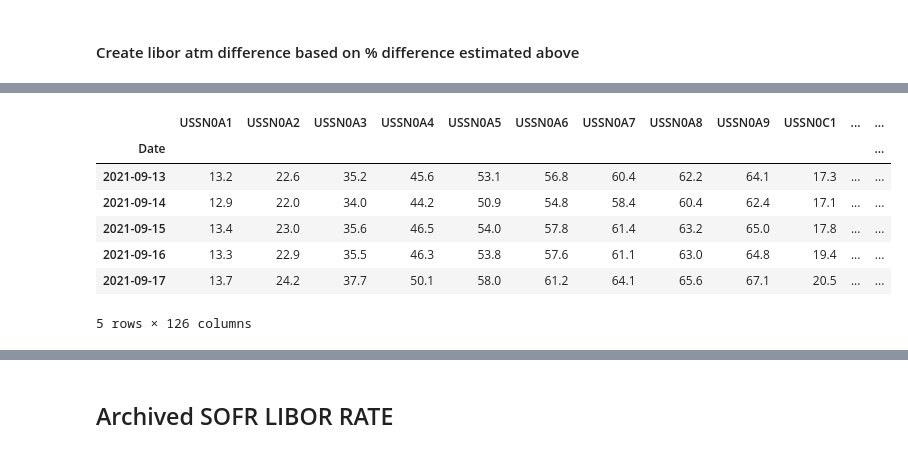
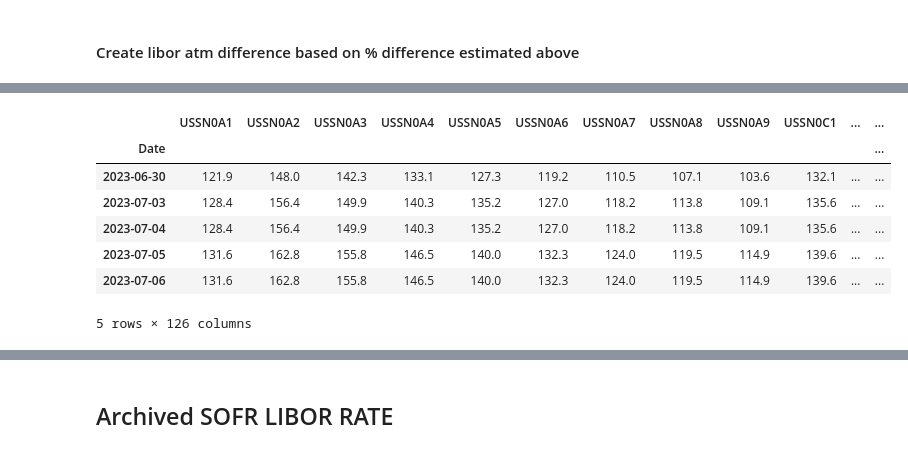
Before and after one commit to ekopen/VolGAN, a Jupyter notebook: sofr_libor_conversion.ipynb, the cells around one changed output, grey strips where cells are left out. Cells and saved outputs as stored; diff of their text form; code cells hidden in the pictures.

```diff
--- a/sofr_libor_conversion.ipynb
+++ b/sofr_libor_conversion.ipynb
@@ -15,7 +15,7 @@ warnings.filterwarnings('ignore')
 ### Constructing combined dataframe
 For different tenor's corresponding swap rate
 # %%
-dataDir = 'data/'
+dataDir = ''
 swapLiborRateDataFilePath = dataDir+"swapLiborRate_raw.xlsx"
 swapSofrRateFilePath = dataDir+"swapSofrRate_raw.xlsx"
 # %%
@@ -403,7 +400,7 @@ sofrAtmDf_renamed.head()
 # %%
 merged_sofrAtmDf_renamed = sofrAtmDf_renamed.join(libordf, rsuffix="_pred", how='inner')
 
-for col in libordf.columns:
+for col in sofrAtmDf_renamed.columns:
     # Create a new column for the difference
     merged_sofrAtmDf_renamed[f"{col}_diff"] = merged_sofrAtmDf_renamed[f"{col}"] - merged_sofrAtmDf_renamed[f"{col}_pred"]
     merged_sofrAtmDf_renamed[f"{col}_perdiff"] = (merged_sofrAtmDf_renamed[f"{col}"] - merged_sofrAtmDf_renamed[f"{col}_pred"])/merged_sofrAtmDf_renamed[f"{col}_pred"]
@@ -445,17 +438,17 @@ Timestamp('2021-09-20 00:00:00')
 # %%
 mean_values = diff_atm_df.mean()
-first_date = merged_sofrAtmDf_renamed.index[-1]
+first_date = merged_sofrAtmDf_renamed.index[0]
 # Create libor data for period sofr not exist
-libordf_syn = libordf[libordf.index < first_date]
+libordf_syn = libordf[libordf.index <= first_date]
 libordf_syn.tail()
 # %% [output]
 |  | USSN0A1 | USSN0A2 | USSN0A3 | USSN0A4 | USSN0A5 | USSN0A6 | USSN0A7 | USSN0A8 | USSN0A9 | USSN0C1 | ... | ... |
 | Date |  |  |  |  |  |  |  |  |  |  |  | ... |
-| 2021-09-13 | 13.2 | 22.6 | 35.2 | 45.6 | 53.1 | 56.8 | 60.4 | 62.2 | 64.1 | 17.3 | ... | ... |
-| 2021-09-14 | 12.9 | 22.0 | 34.0 | 44.2 | 50.9 | 54.8 | 58.4 | 60.4 | 62.4 | 17.1 | ... | ... |
-| 2021-09-15 | 13.4 | 23.0 | 35.6 | 46.5 | 54.0 | 57.8 | 61.4 | 63.2 | 65.0 | 17.8 | ... | ... |
-| 2021-09-16 | 13.3 | 22.9 | 35.5 | 46.3 | 53.8 | 57.6 | 61.1 | 63.0 | 64.8 | 19.4 | ... | ... |
-| 2021-09-17 | 13.7 | 24.2 | 37.7 | 50.1 | 58.0 | 61.2 | 64.1 | 65.6 | 67.1 | 20.5 | ... | ... |
+| 2023-06-30 | 121.9 | 148.0 | 142.3 | 133.1 | 127.3 | 119.2 | 110.5 | 107.1 | 103.6 | 132.1 | ... | ... |
+| 2023-07-03 | 128.4 | 156.4 | 149.9 | 140.3 | 135.2 | 127.0 | 118.2 | 113.8 | 109.1 | 135.6 | ... | ... |
+| 2023-07-04 | 128.4 | 156.4 | 149.9 | 140.3 | 135.2 | 127.0 | 118.2 | 113.8 | 109.1 | 135.6 | ... | ... |
+| 2023-07-05 | 131.6 | 162.8 | 155.8 | 146.5 | 140.0 | 132.3 | 124.0 | 119.5 | 114.9 | 139.6 | ... | ... |
+| 2023-07-06 | 131.6 | 162.8 | 155.8 | 146.5 | 140.0 | 132.3 | 124.0 | 119.5 | 114.9 | 139.6 | ... | ... |
 5 rows × 126 columns
 # %%
 for col in libordf:
```
Also changed, not shown: parts of 9 cells of this notebook.
